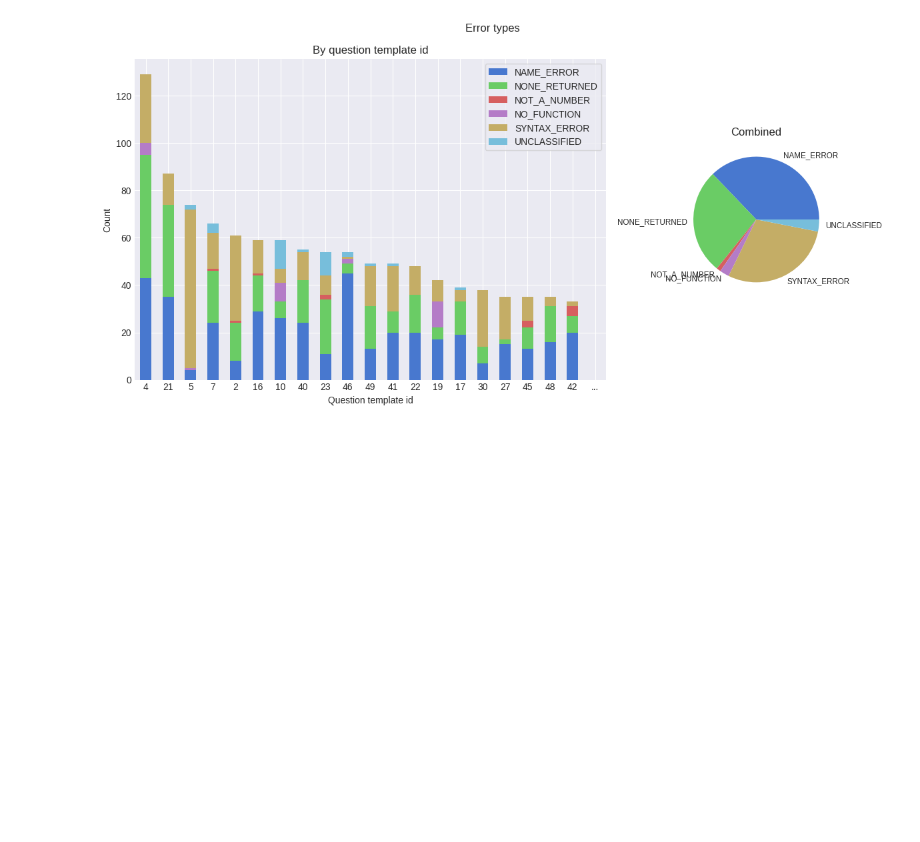
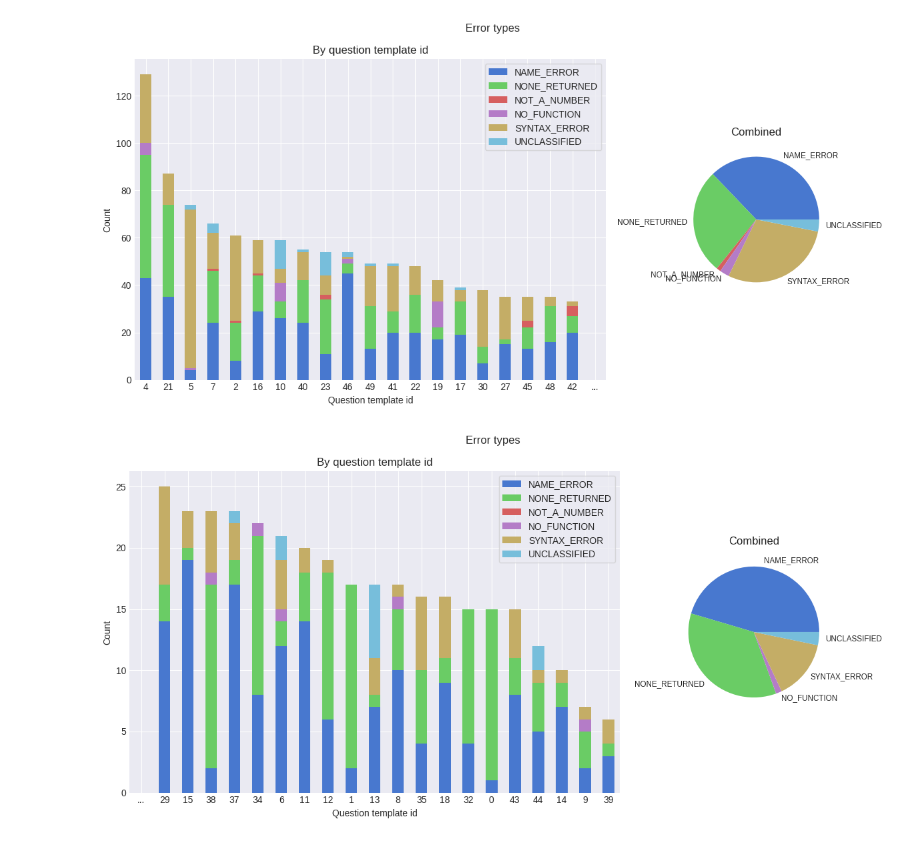
Before and after one commit to the-mysh/gsm-symbolic-benchmarking, a Jupyter notebook: notebooks/results_pres/2025-12-15.ipynb, the cells around one changed output. Drawn from its saved outputs; the diff is of its cells as text; code cells hidden in the pictures; blank space fills up the shorter version.

Commit message:
Errors by question template - plot also lowest

```diff
--- a/notebooks/results_pres/2025-12-15.ipynb
+++ b/notebooks/results_pres/2025-12-15.ipynb
@@ -51,3 +55,7 @@ _ = res_code.plot_error_types_by_model()
 _ = res_code.plot_error_types_by_question_id(max_questions=20)
 # %% [output]
 [figure]
+# %%
+_ = res_code.plot_error_types_by_question_id(max_questions=20, highest=False)
+# %% [output]
+[figure, added]
```
Also changed, not shown: parts of 6 cells of this notebook, 1 other file.
